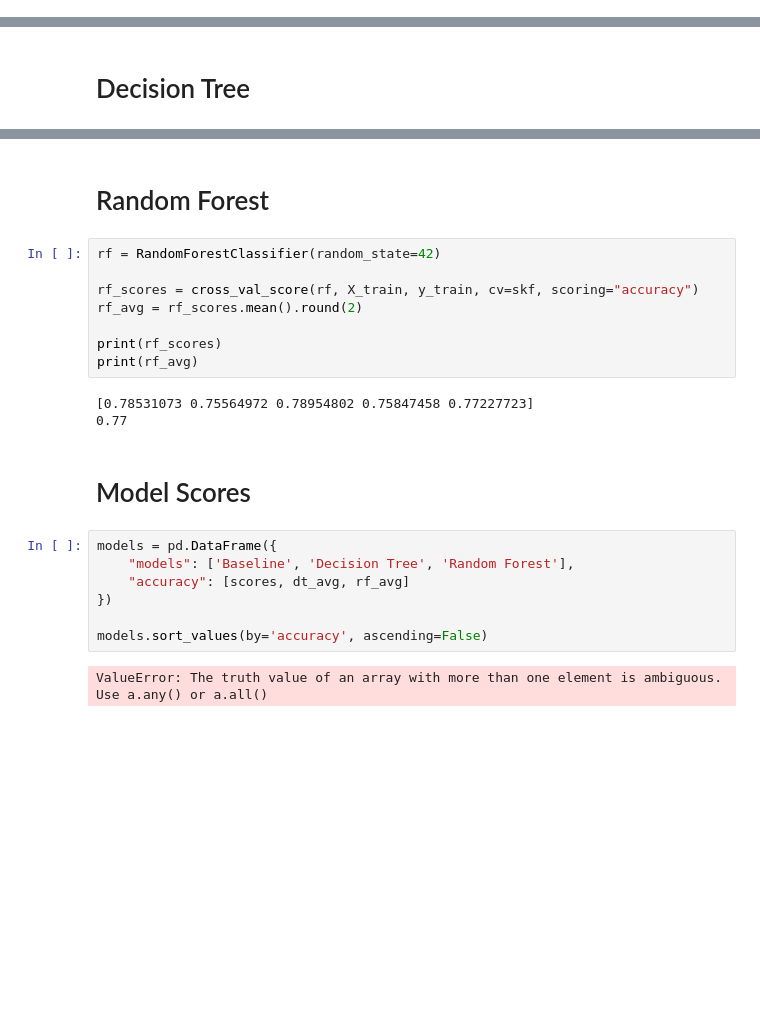
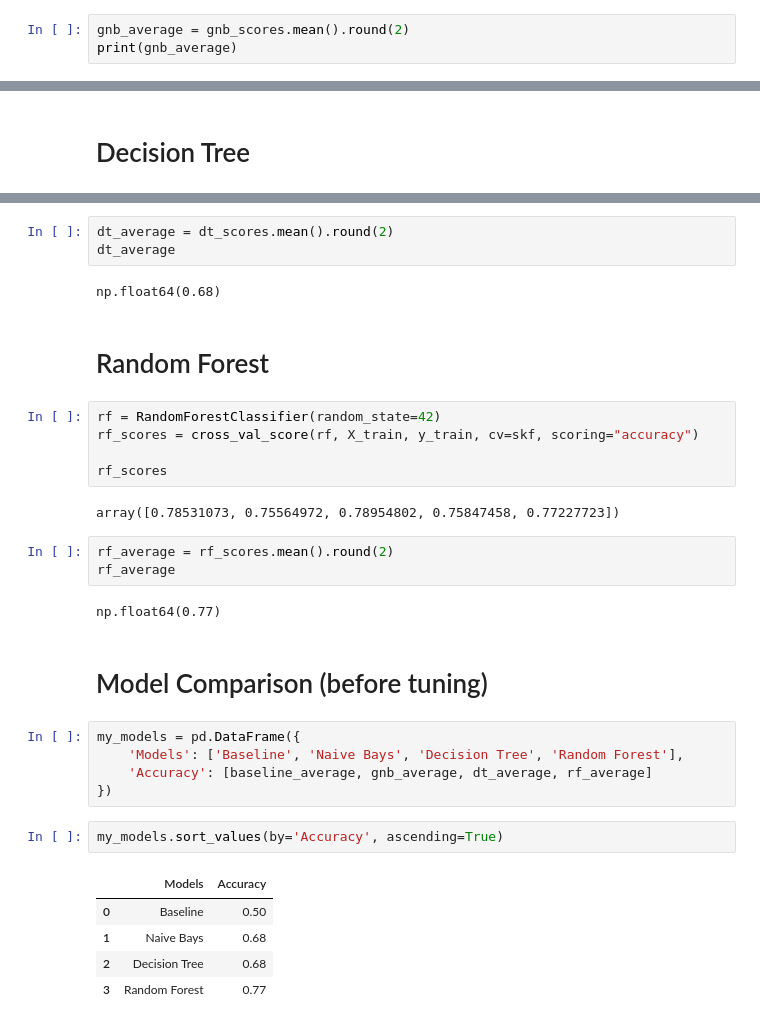
Before and after one commit to WillP-GH/CMP6202-coursework, a Jupyter notebook: notebooks/01_eda.ipynb, the cells around one changed output, grey strips where cells are left out. Cells and saved outputs as stored; diff of their text form; blank space fills up the shorter version.

```diff
--- a/notebooks/01_eda.ipynb
+++ b/notebooks/01_eda.ipynb
@@ -183,0 +176,3 @@ Difference in scores:  0.016
+# %%
+gnb_average = gnb_scores.mean().round(2)
+print(gnb_average)
@@ -197,24 +190,34 @@ print(dt_avg)
+# %%
+dt_average = dt_scores.mean().round(2)
+dt_average
+# %% [output]
+np.float64(0.68)
 # %% [markdown]
 # Random Forest
 # %%
 rf = RandomForestClassifier(random_state=42)
+rf_scores = cross_val_score(rf, X_train, y_train, cv=skf, scoring="accuracy")
 
-rf_scores = cross_val_score(rf, X_train, y_train, cv=skf, scoring="accuracy")
-rf_avg = rf_scores.mean().round(2)
-
-print(rf_scores)
-print(rf_avg)
+rf_scores
 # %% [output]
-[0.78531073 0.75564972 0.78954802 0.75847458 0.77227723]
-0.77
+array([0.78531073, 0.75564972, 0.78954802, 0.75847458, 0.77227723])
+# %%
+rf_average = rf_scores.mean().round(2)
+rf_average
+# %% [output]
+np.float64(0.77)
 # %% [markdown]
-# Model Scores
+# Model Comparison (before tuning)
-# %%
-models = pd.DataFrame({
-    "models": ['Baseline', 'Decision Tree', 'Random Forest'],
-    "accuracy": [scores, dt_avg, rf_avg]
-})
-
-models.sort_values(by='accuracy', ascending=False)
-# %% [output]
-ValueError: The truth value of an array with more than one element is ambiguous. Use a.any() or a.all()
+# %%
+my_models = pd.DataFrame({
+    'Models': ['Baseline', 'Naive Bays', 'Decision Tree', 'Random Forest'],
+    'Accuracy': [baseline_average, gnb_average, dt_average, rf_average]
+})
+# %%
+my_models.sort_values(by='Accuracy', ascending=True)
+# %% [output]
+|  | Models | Accuracy |
+| 0 | Baseline | 0.50 |
+| 1 | Naive Bays | 0.68 |
+| 2 | Decision Tree | 0.68 |
+| 3 | Random Forest | 0.77 |
```
Also changed, not shown: parts of 23 cells of this notebook, 1 other file.
